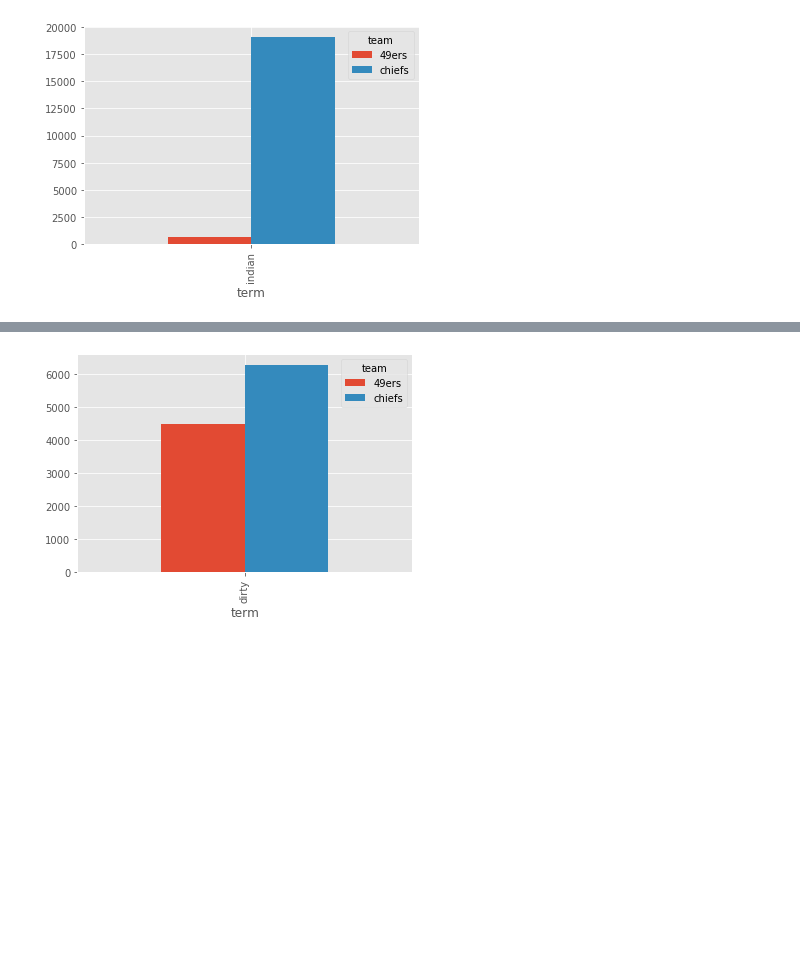
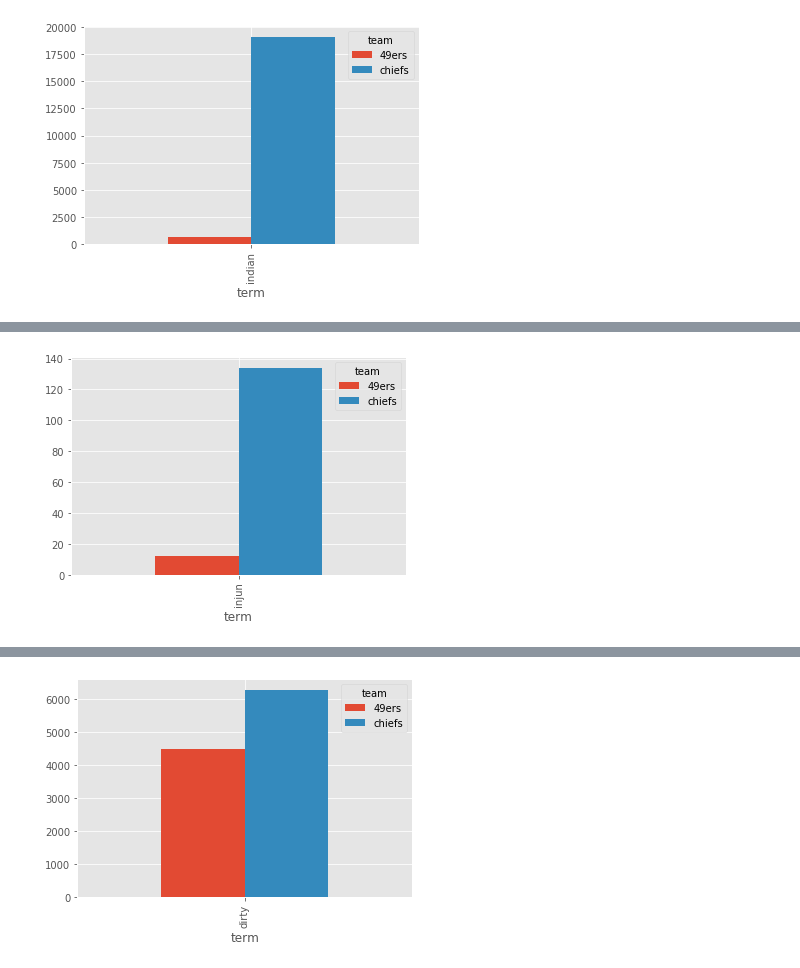
Before and after one commit to IndigenousEngineering/Not_Your_Mascot, a Jupyter notebook: Not_Your_Mascot_full.ipynb, the cells around one changed output, grey strips where cells are left out. Saved outputs shown, nothing was run; the diff lists cells and outputs as text; code cells hidden in the pictures; blank space fills up the shorter version.

```diff
--- a/Not_Your_Mascot_full.ipynb
+++ b/Not_Your_Mascot_full.ipynb
@@ -1563,0 +1586,4 @@ get_dual_pivottables(chiefs_and_49ers_frequencies, ['indian'])
+# %%
+get_dual_pivottables(chiefs_and_49ers_frequencies, ['injun'])
+# %% [output]
+[figure, added]
```
Also changed, not shown: parts of 11 cells of this notebook.
